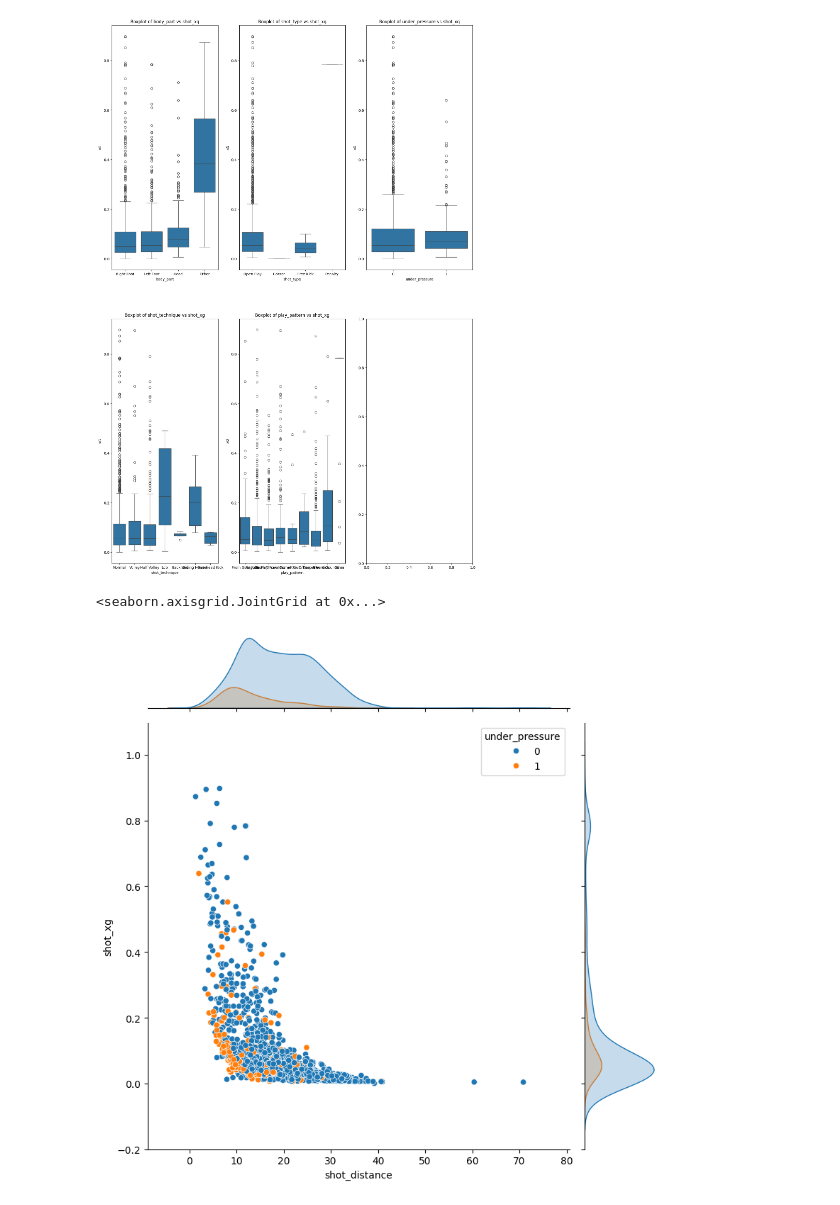
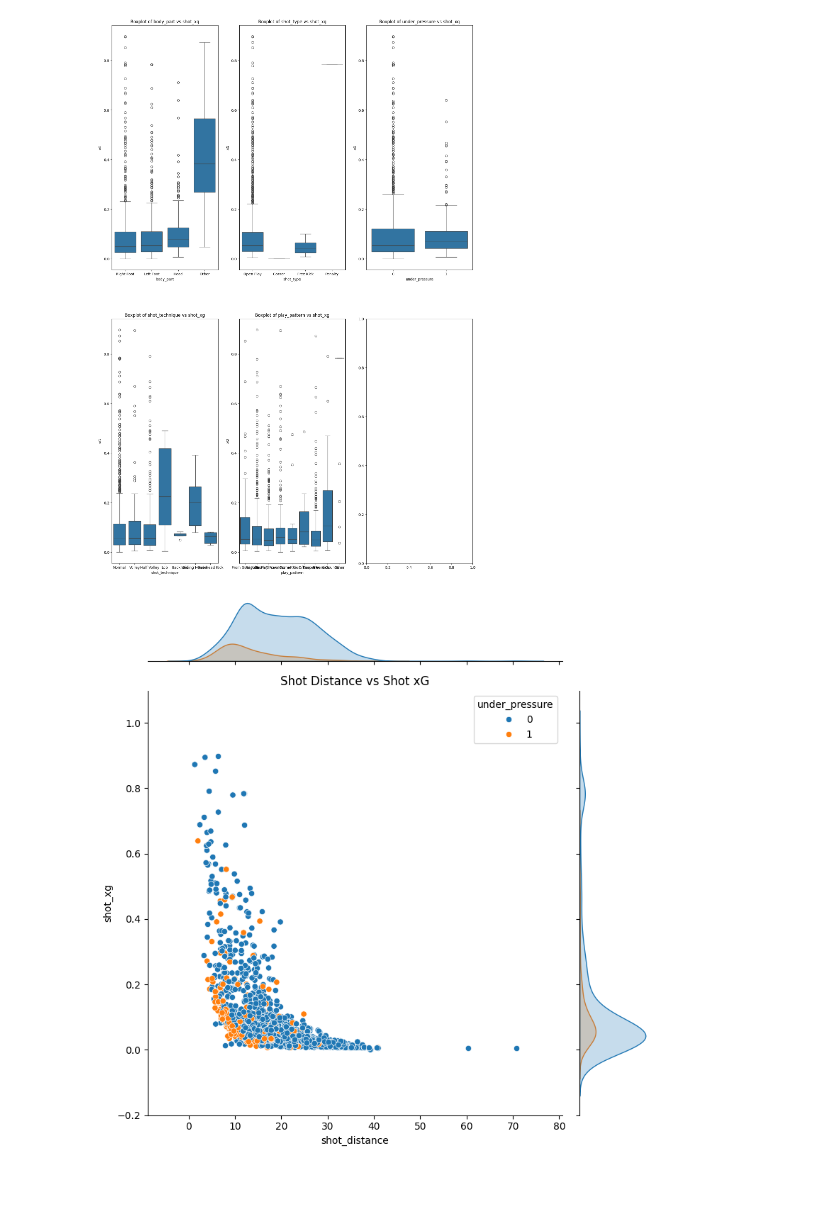
Before and after one commit to Clarkey33/Soccer-xG-Analytics-Model, a Jupyter notebook: notebooks/xG_model_data_prep.ipynb, the cells around one changed output. Cells and saved outputs as stored; diff of their text form; code cells hidden in the pictures.

```diff
--- a/notebooks/xG_model_data_prep.ipynb
+++ b/notebooks/xG_model_data_prep.ipynb
@@ -581,6 +603,8 @@ for i, feature in enumerate(features):
 # %%
 #7. Joint Plot: Shot Distance vs. Shot XG
 sns.jointplot(data=df_xg_processed, x='shot_distance', y='shot_xg', kind='scatter', hue='under_pressure', height=8)
+plt.title("Shot Distance vs Shot xG")
+plt.tight_layout()
+plt.show()
 # %% [output]
-<seaborn.axisgrid.JointGrid at 0x...>
-[figure, old version]
+[figure, new version]
```
Also changed, not shown: parts of 4 cells of this notebook, 1 other file.
